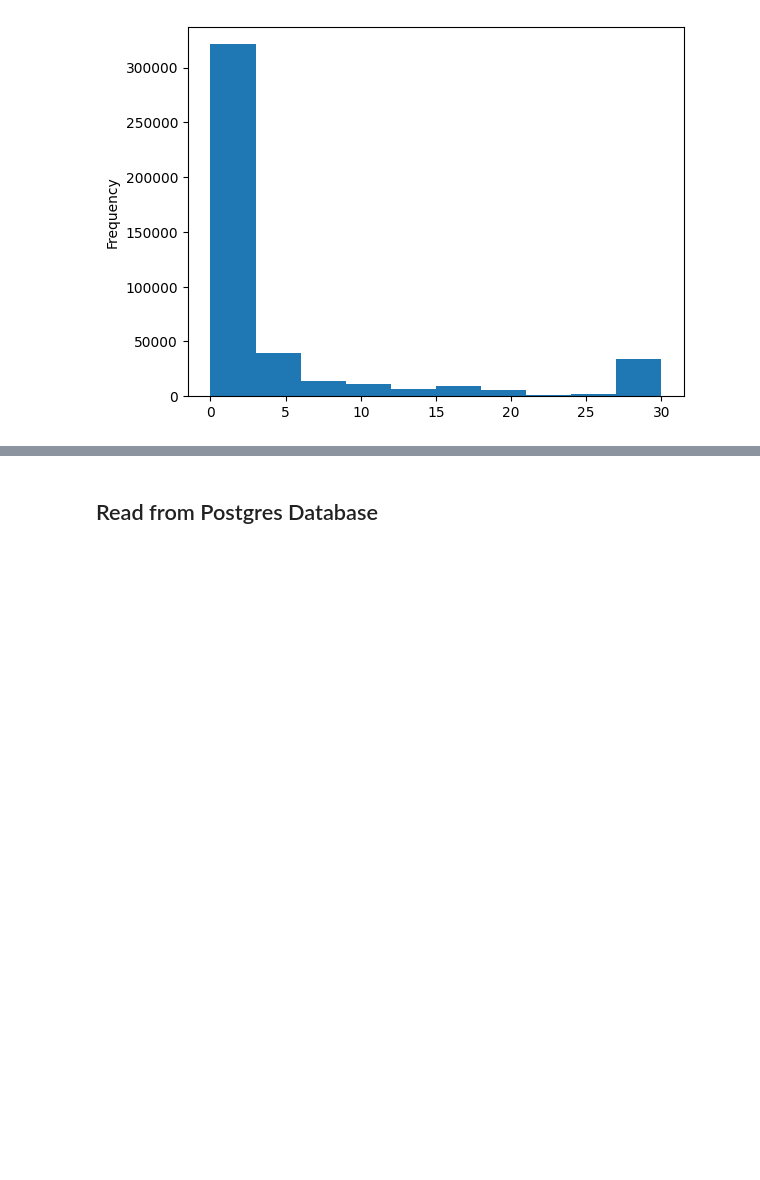
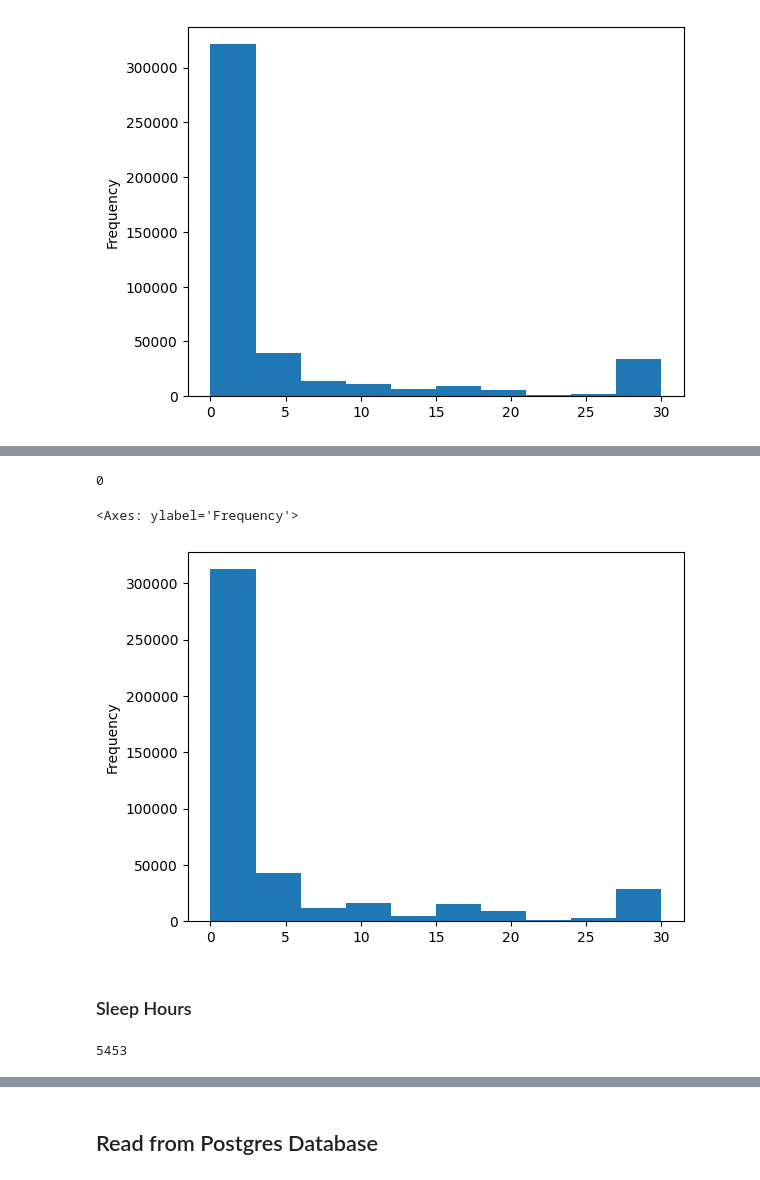
Before and after one commit to theCodeCS/heart_disease_predictor, a Jupyter notebook: heart_disease_predictor/heart_disease.ipynb, the cells around one changed output, grey strips where cells are left out. Saved outputs shown, nothing was run; the diff lists cells and outputs as text; code cells hidden in the pictures; blank space fills up the shorter version.

```diff
--- a/heart_disease_predictor/heart_disease.ipynb
+++ b/heart_disease_predictor/heart_disease.ipynb
@@ -207,0 +233,16 @@ df_nans['PhysicalHealthDays'].plot(kind='hist')
+# %%
+from sklearn.impute import SimpleImputer
+
+# Create an instance of SimpleImputer
+imputer = SimpleImputer(strategy='most_frequent')
+
+# Fit the imputer to the data
+imputer.fit(numeric_columns[['MentalHealthDays']])
+
+# Transform the data by replacing missing values with the mean
+imputed = imputer.transform(numeric_columns[['MentalHealthDays']])
+
+# Convert the numpy array back into a dataframe
+numeric_columns['MentalHealthDays'] = imputed
+
+numeric_columns['MentalHealthDays']
@@ -207,0 +262,15 @@ df_nans['PhysicalHealthDays'].plot(kind='hist')
+# %%
+numeric_columns['MentalHealthDays'].isnull().sum()
+# %% [output]
+0
+# %%
+numeric_columns['MentalHealthDays'].plot(kind='hist')
+# %% [output]
+<Axes: ylabel='Frequency'>
+[figure, added]
+# %% [markdown]
+### Sleep Hours
+# %%
+numeric_columns['SleepHours'].isnull().sum()
+# %% [output]
+5453
```
Also changed, not shown: parts of 56 cells of this notebook.
